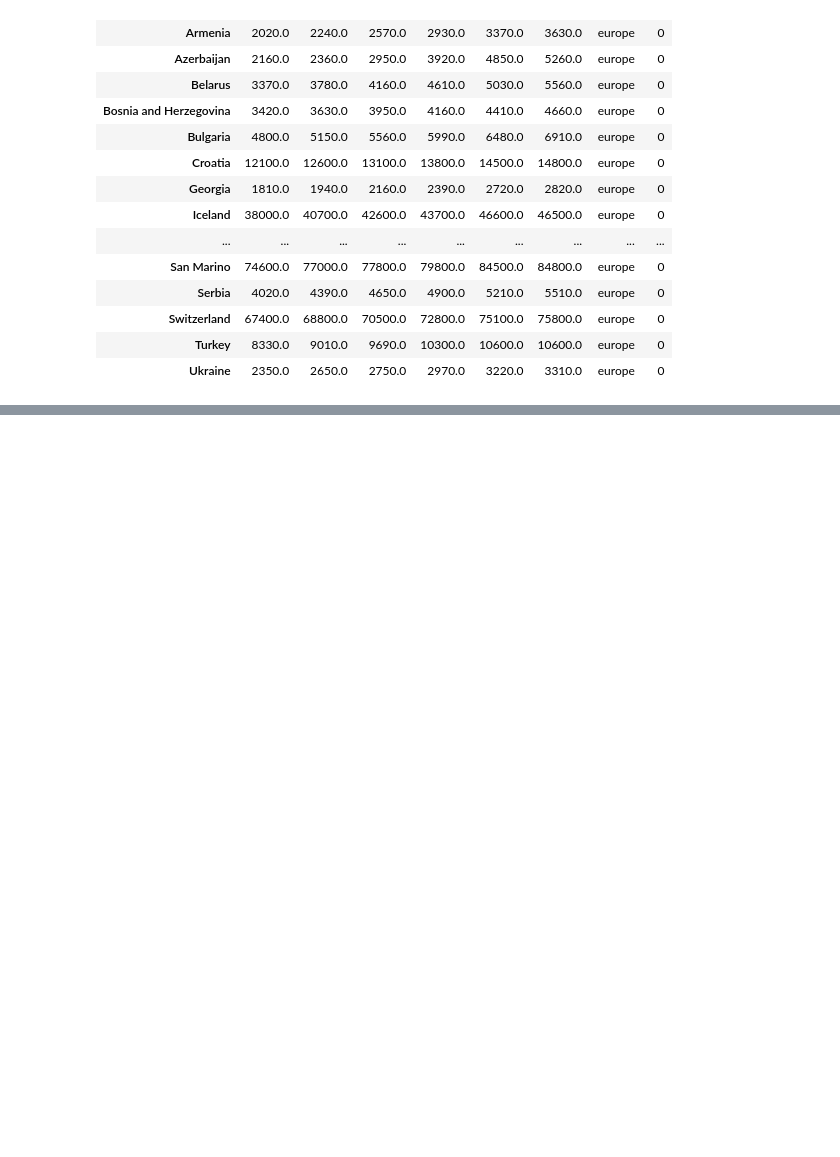
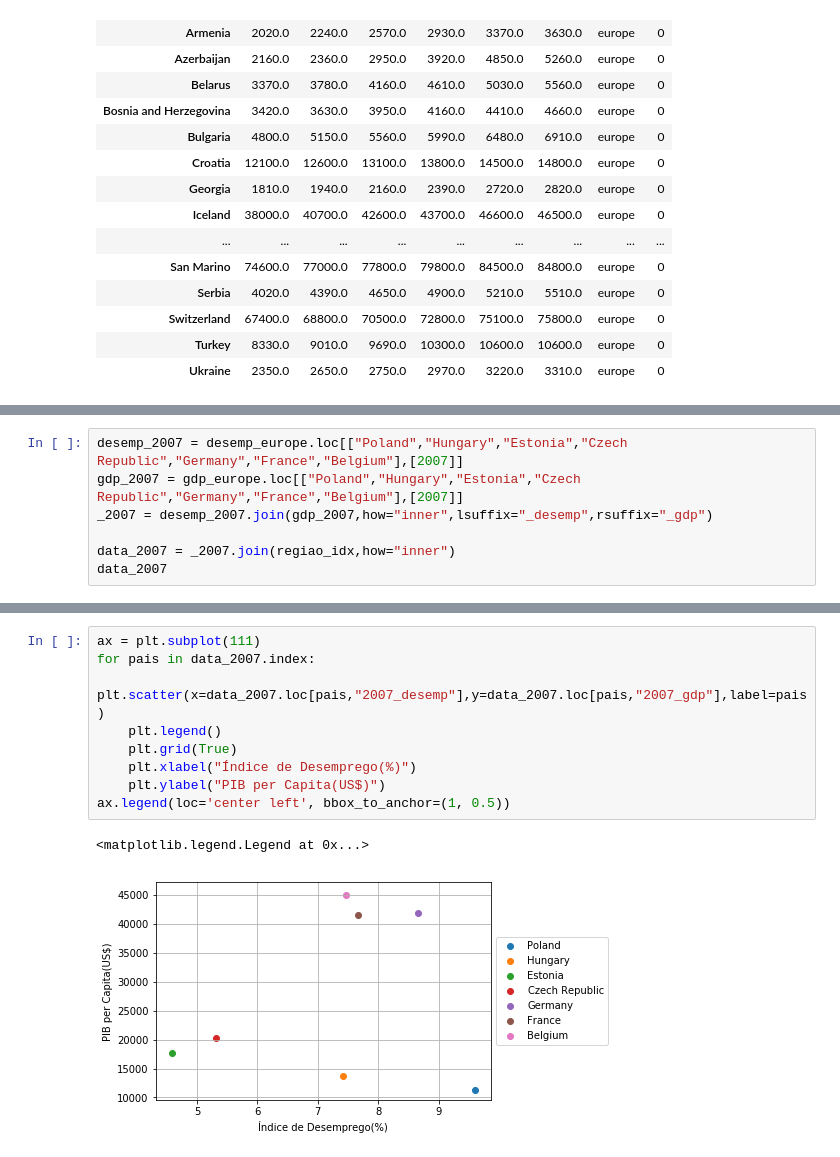
Before and after one commit to Gabrielpfm/Ciencia-dos-Dados, a Jupyter notebook: Projeto1/Gabriel_Moreira_2B.ipynb, the cells around one changed output, grey strips where cells are left out. Drawn from its saved outputs; the diff is of its cells as text; blank space fills up the shorter version.

Commit message:
Tenativa de Join entre qualitativas

```diff
--- a/Projeto1/Gabriel_Moreira_2B.ipynb
+++ b/Projeto1/Gabriel_Moreira_2B.ipynb
@@ -264,0 +264,7 @@ for pais in gdp_transpose.columns:
+# %%
+desemp_2007 = desemp_europe.loc[["Poland","Hungary","Estonia","Czech Republic","Germany","France","Belgium"],[2007]]
+gdp_2007 = gdp_europe.loc[["Poland","Hungary","Estonia","Czech Republic","Germany","France","Belgium"],[2007]]
+_2007 = desemp_2007.join(gdp_2007,how="inner",lsuffix="_desemp",rsuffix="_gdp")
+
+data_2007 = _2007.join(regiao_idx,how="inner")
+data_2007
@@ -264,0 +281,12 @@ for pais in gdp_transpose.columns:
+# %%
+ax = plt.subplot(111)
+for pais in data_2007.index:
+    plt.scatter(x=data_2007.loc[pais,"2007_desemp"],y=data_2007.loc[pais,"2007_gdp"],label=pais)
+    plt.legend()
+    plt.grid(True)
+    plt.xlabel("Índice de Desemprego(%)")
+    plt.ylabel("PIB per Capita(US$)")
+ax.legend(loc='center left', bbox_to_anchor=(1, 0.5))
+# %% [output]
+<matplotlib.legend.Legend at 0x...>
+[figure, added]
```
Also changed, not shown: parts of 3 cells of this notebook.
